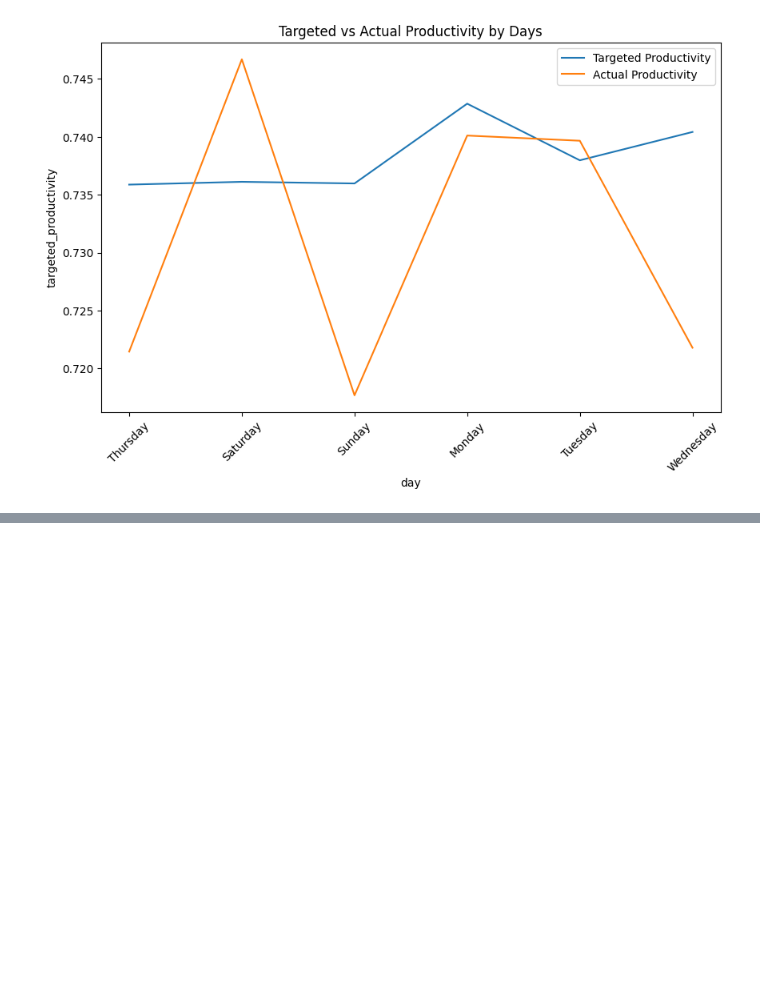
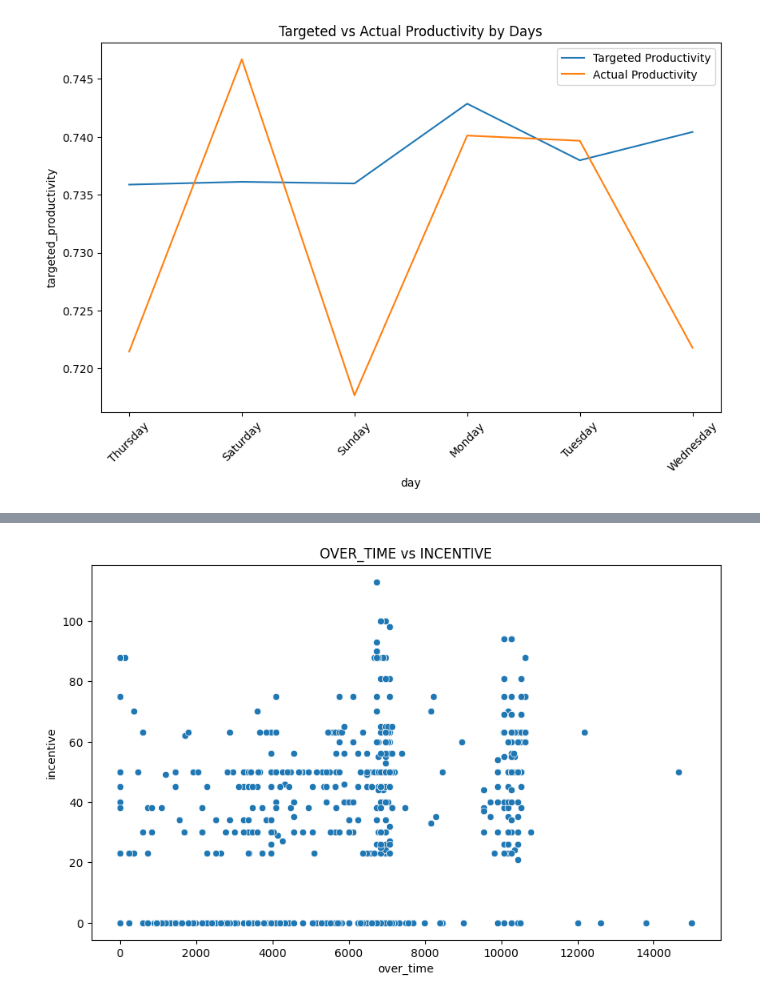
Before and after one commit to anggoro-bimo/producticity_prediction, a Jupyter notebook: notebooks/2. EDA.ipynb, the cells around one changed output, grey strips where cells are left out. Cells and saved outputs as stored; diff of their text form; code cells hidden in the pictures; blank space fills up the shorter version.

```diff
--- a/notebooks/2. EDA.ipynb
+++ b/notebooks/2. EDA.ipynb
@@ -223,0 +215,4 @@ corr.style.background_gradient(cmap='coolwarm')
+# %%
+plot_scatter('over_time', 'incentive')
+# %% [output]
+[figure, added]
```
Also changed, not shown: parts of 18 cells of this notebook.
